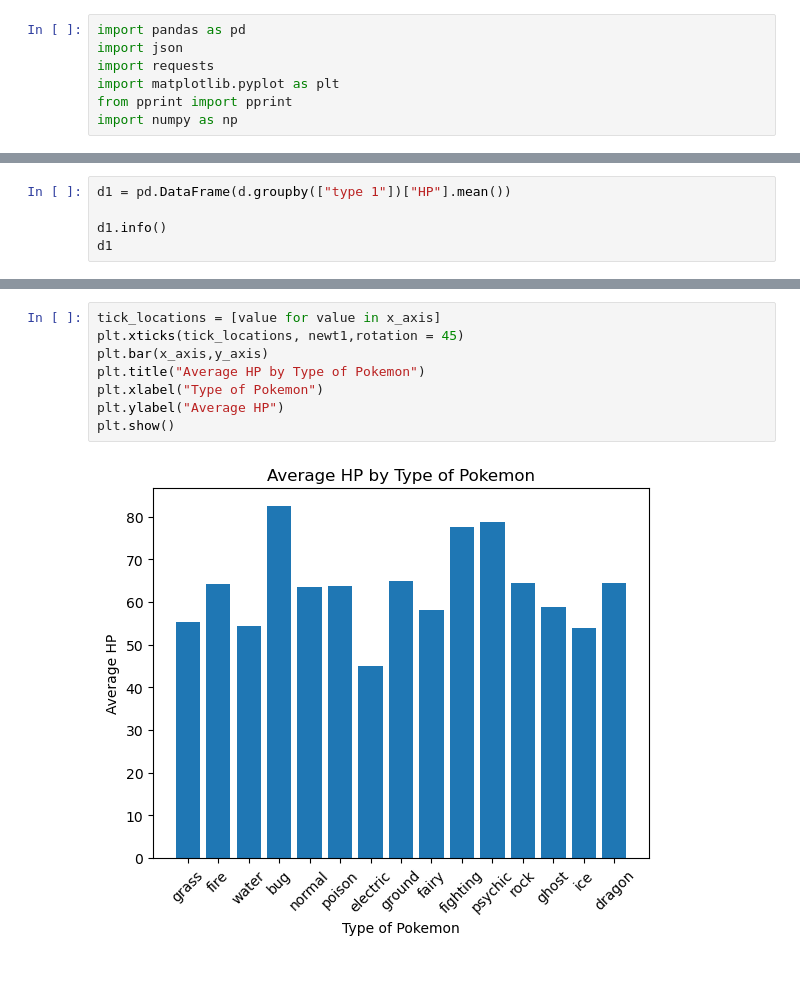
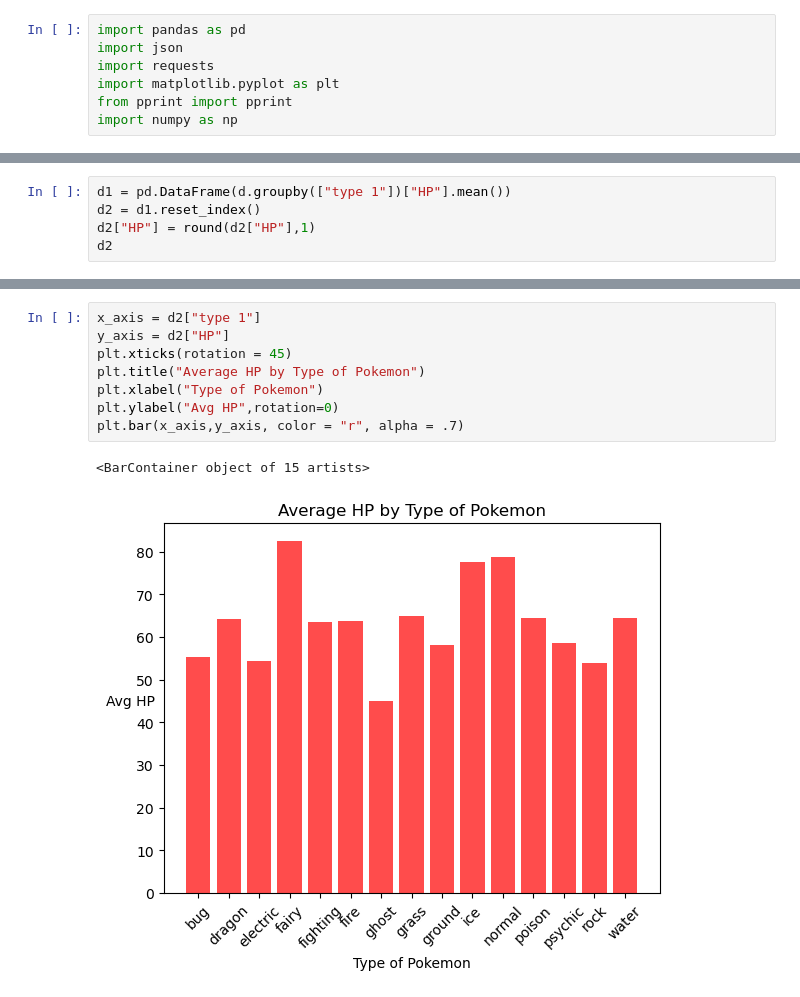
Before and after one commit to Bama-Jamma/Group_Project_1, a Jupyter notebook: PokePy/PokeProj1Start.ipynb, the cells around one changed output, grey strips where cells are left out. Cells and saved outputs as stored; diff of their text form.

```diff
--- a/PokePy/PokeProj1Start.ipynb
+++ b/PokePy/PokeProj1Start.ipynb
@@ -120,6 +53,6 @@ d["type 1"].count()
 # %%
 d1 = pd.DataFrame(d.groupby(["type 1"])["HP"].mean())
-
-d1.info()
-d1
+d2 = d1.reset_index()
+d2["HP"] = round(d2["HP"],1)
+d2
 # %% [output]
@@ -179,10 +75,11 @@ plt.bar(x_axis,y_axis)
 # %%
-tick_locations = [value for value in x_axis]
-plt.xticks(tick_locations, newt1,rotation = 45)
-plt.bar(x_axis,y_axis)
+x_axis = d2["type 1"]
+y_axis = d2["HP"]
+plt.xticks(rotation = 45)
 plt.title("Average HP by Type of Pokemon")
 plt.xlabel("Type of Pokemon")
-plt.ylabel("Average HP")
-plt.show()
+plt.ylabel("Avg HP",rotation=0)
+plt.bar(x_axis,y_axis, color = "r", alpha = .7)
 # %% [output]
+<BarContainer object of 15 artists>
-[figure, old version]
+[figure, new version]
```
Also changed, not shown: parts of 13 cells of this notebook.
